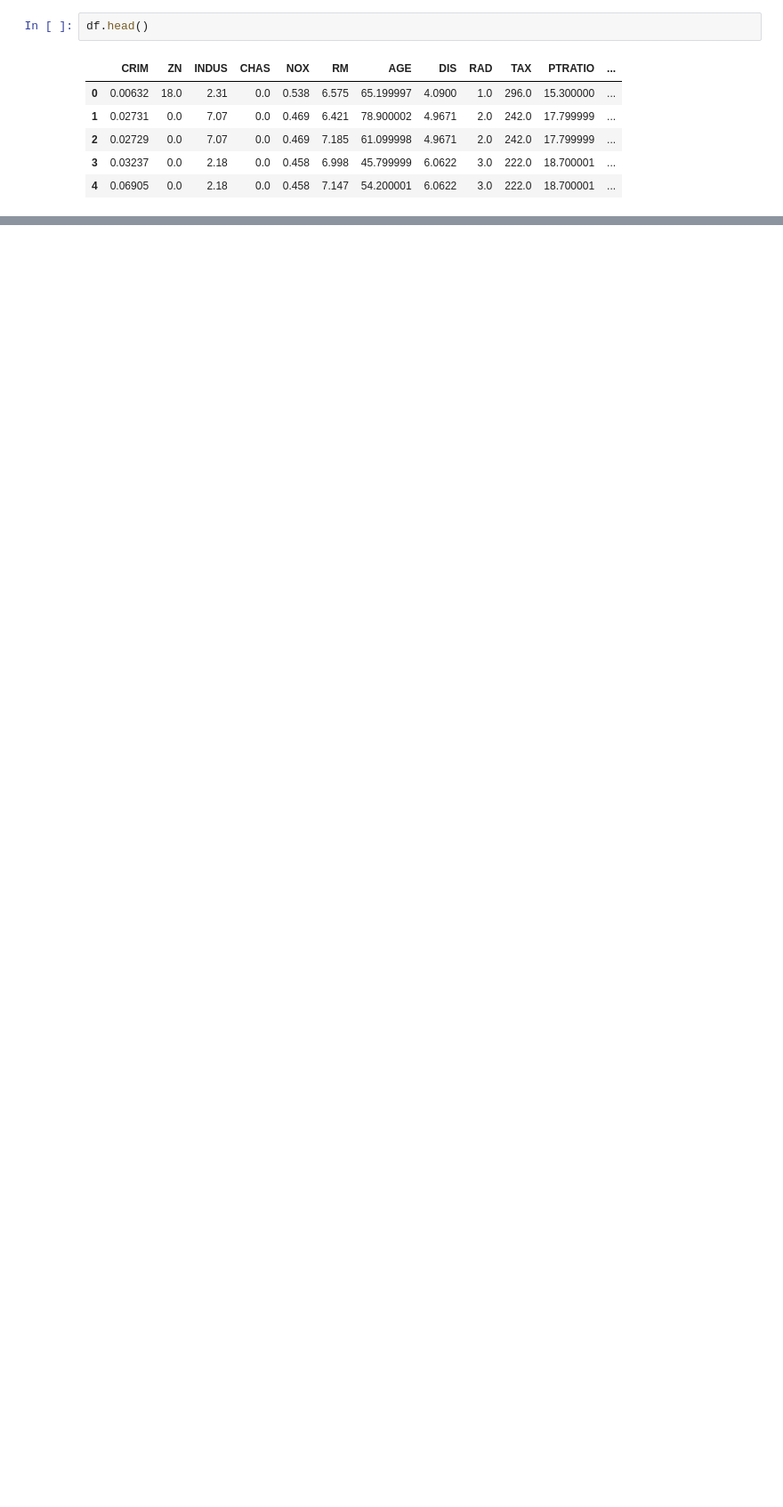
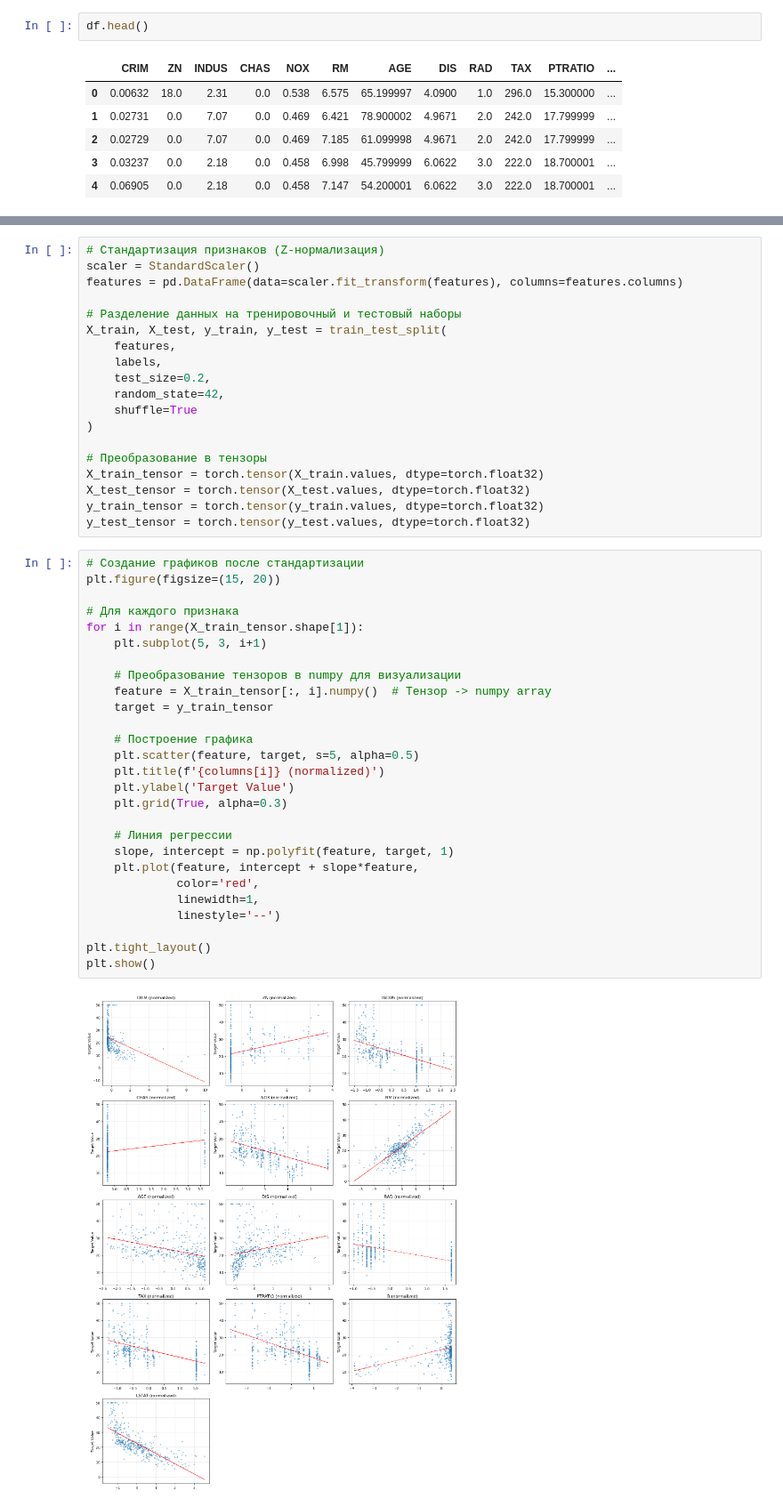
Before and after one commit to aleksandrstolbov/Dll-51, a Jupyter notebook: 01 Основы нейронных сетей/Ex1_boston_house_prices.ipynb, the cells around one changed output, grey strips where cells are left out. Shown: that part at 89% size. Cells and saved outputs as stored; diff of their text form; blank space fills up the shorter version.

```diff
--- a/01 Основы нейронных сетей/Ex1_boston_house_prices.ipynb
+++ b/01 Основы нейронных сетей/Ex1_boston_house_prices.ipynb
@@ -187,0 +98,48 @@ tensor(27.2349, grad_fn=<MseLossBackward0>)
+# %%
+# Стандартизация признаков (Z-нормализация)
+scaler = StandardScaler()
+features = pd.DataFrame(data=scaler.fit_transform(features), columns=features.columns)
+
+# Разделение данных на тренировочный и тестовый наборы
+X_train, X_test, y_train, y_test = train_test_split(
+    features,
+    labels,
+    test_size=0.2,
+    random_state=42,
+    shuffle=True
+)
+
+# Преобразование в тензоры
+X_train_tensor = torch.tensor(X_train.values, dtype=torch.float32)
+X_test_tensor = torch.tensor(X_test.values, dtype=torch.float32)
+y_train_tensor = torch.tensor(y_train.values, dtype=torch.float32)
+y_test_tensor = torch.tensor(y_test.values, dtype=torch.float32)
+# %%
+# Создание графиков после стандартизации
+plt.figure(figsize=(15, 20))
+
+# Для каждого признака
+for i in range(X_train_tensor.shape[1]):
+    plt.subplot(5, 3, i+1)
+
+    # Преобразование тензоров в numpy для визуализации
+    feature = X_train_tensor[:, i].numpy()  # Тензор -> numpy array
+    target = y_train_tensor
+
+    # Построение графика
+    plt.scatter(feature, target, s=5, alpha=0.5)
+    plt.title(f'{columns[i]} (normalized)')
+    plt.ylabel('Target Value')
+    plt.grid(True, alpha=0.3)
+
+    # Линия регрессии
+    slope, intercept = np.polyfit(feature, target, 1)
+    plt.plot(feature, intercept + slope*feature,
+             color='red',
+             linewidth=1,
+             linestyle='--')
+
+plt.tight_layout()
+plt.show()
+# %% [output]
+[figure, added]
```
Also changed, not shown: parts of 26 cells of this notebook, 2 other files.
